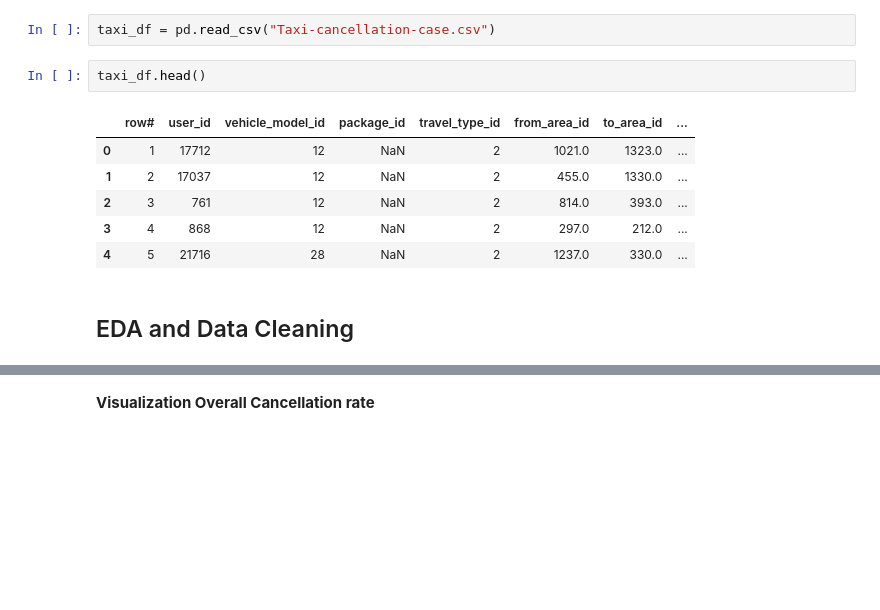
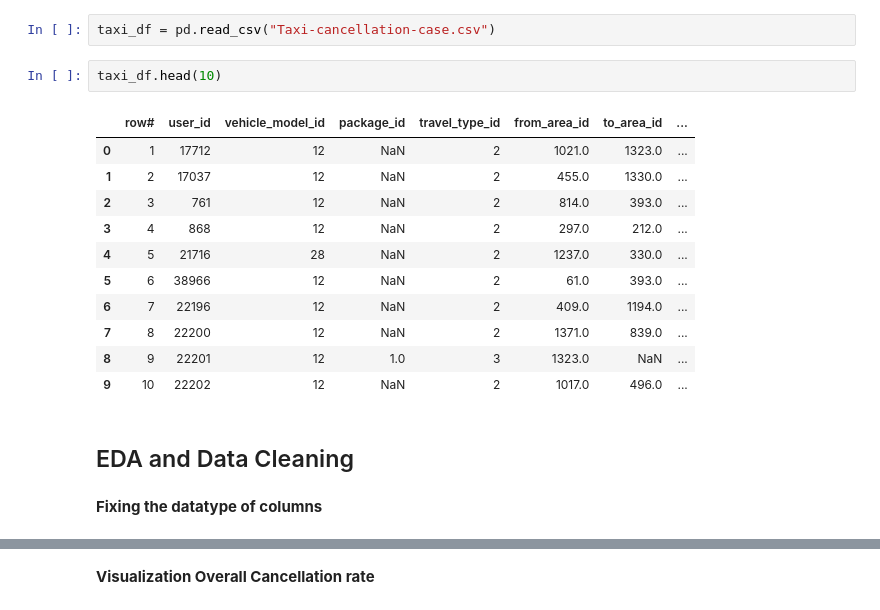
Before and after one commit to shyamal-bhatt/Taxi-Cancellation-ANN-Predictive-Model, a Jupyter notebook: ANN to predict Taxi Cancellation.ipynb, the cells around one changed output, grey strips where cells are left out. Cells and saved outputs as stored; diff of their text form; blank space fills up the shorter version.

```diff
--- a/ANN to predict Taxi Cancellation.ipynb
+++ b/ANN to predict Taxi Cancellation.ipynb
@@ -29,13 +29,20 @@ import matplotlib.pyplot as plt
 # %%
 taxi_df = pd.read_csv("Taxi-cancellation-case.csv")
 # %%
-taxi_df.head()
+taxi_df.head(10)
 # %% [output]
 |  | row# | user_id | vehicle_model_id | package_id | travel_type_id | from_area_id | to_area_id | ... |
 | 0 | 1 | 17712 | 12 | NaN | 2 | 1021.0 | 1323.0 | ... |
 | 1 | 2 | 17037 | 12 | NaN | 2 | 455.0 | 1330.0 | ... |
 | 2 | 3 | 761 | 12 | NaN | 2 | 814.0 | 393.0 | ... |
 | 3 | 4 | 868 | 12 | NaN | 2 | 297.0 | 212.0 | ... |
 | 4 | 5 | 21716 | 28 | NaN | 2 | 1237.0 | 330.0 | ... |
+| 5 | 6 | 38966 | 12 | NaN | 2 | 61.0 | 393.0 | ... |
+| 6 | 7 | 22196 | 12 | NaN | 2 | 409.0 | 1194.0 | ... |
+| 7 | 8 | 22200 | 12 | NaN | 2 | 1371.0 | 839.0 | ... |
+| 8 | 9 | 22201 | 12 | 1.0 | 3 | 1323.0 | NaN | ... |
+| 9 | 10 | 22202 | 12 | NaN | 2 | 1017.0 | 496.0 | ... |
 # %% [markdown]
 ## EDA and Data Cleaning
+# %% [markdown]
+**Fixing the datatype of columns**
```
Also changed, not shown: parts of 10 cells of this notebook, 2 other files.
